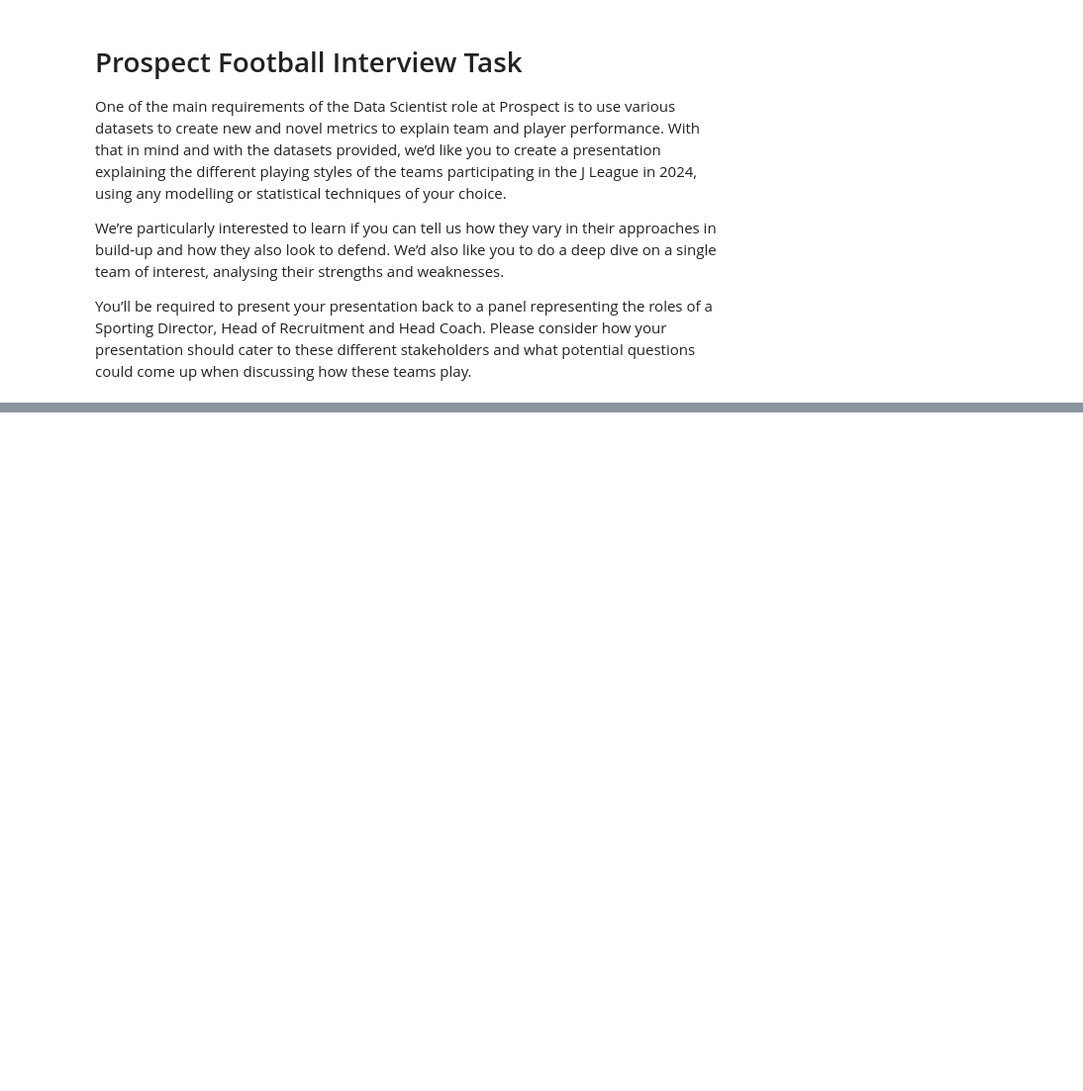
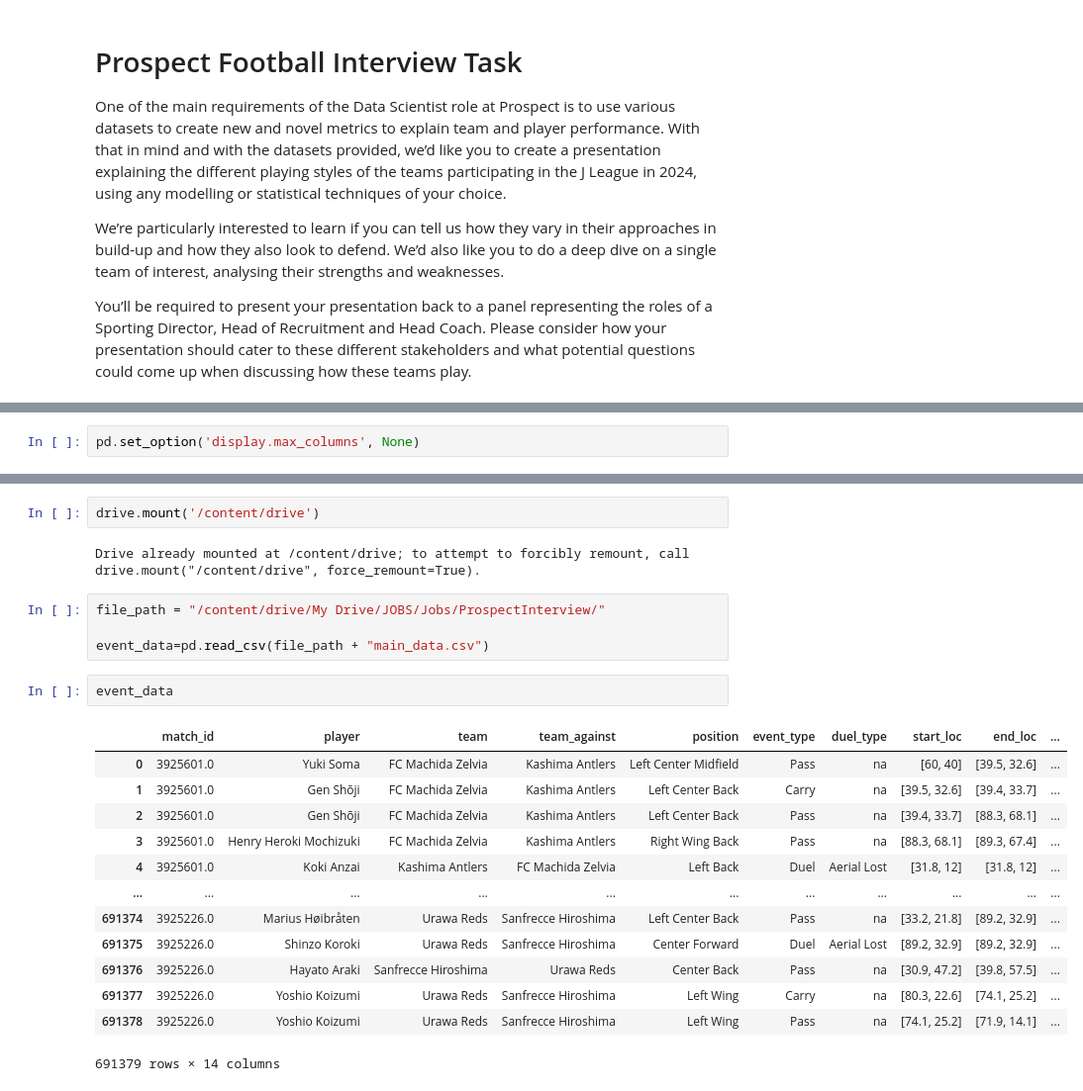
Before and after one commit to niamhgraham/Niamh, a Jupyter notebook: ProspectInterview.ipynb, the cells around one changed output, grey strips where cells are left out. Shown at 99% size. Cells and saved outputs as stored; diff of their text form; blank space fills up the shorter version.

```diff
--- a/ProspectInterview.ipynb
+++ b/ProspectInterview.ipynb
@@ -57,0 +88,2 @@ FileNotFoundError: [Errno 2] No such file or directory: 'matches.json'
+# %%
+pd.set_option('display.max_columns', None)
@@ -57,0 +515,24 @@ FileNotFoundError: [Errno 2] No such file or directory: 'matches.json'
+# %%
+drive.mount('/content/drive')
+# %% [output]
+Drive already mounted at /content/drive; to attempt to forcibly remount, call drive.mount("/content/drive", force_remount=True).
+# %%
+file_path = "/content/drive/My Drive/JOBS/Jobs/ProspectInterview/"
+
+event_data=pd.read_csv(file_path + "main_data.csv")
+# %%
+event_data
+# %% [output]
+|  | match_id | player | team | team_against | position | event_type | duel_type | start_loc | end_loc | ... |
+| 0 | 3925601.0 | Yuki Soma | FC Machida Zelvia | Kashima Antlers | Left Center Midfield | Pass | na | [60, 40] | [39.5, 32.6] | ... |
+| 1 | 3925601.0 | Gen Shōji | FC Machida Zelvia | Kashima Antlers | Left Center Back | Carry | na | [39.5, 32.6] | [39.4, 33.7] | ... |
+| 2 | 3925601.0 | Gen Shōji | FC Machida Zelvia | Kashima Antlers | Left Center Back | Pass | na | [39.4, 33.7] | [88.3, 68.1] | ... |
+| 3 | 3925601.0 | Henry Heroki Mochizuki | FC Machida Zelvia | Kashima Antlers | Right Wing Back | Pass | na | [88.3, 68.1] | [89.3, 67.4] | ... |
+| 4 | 3925601.0 | Koki Anzai | Kashima Antlers | FC Machida Zelvia | Left Back | Duel | Aerial Lost | [31.8, 12] | [31.8, 12] | ... |
+| ... | ... | ... | ... | ... | ... | ... | ... | ... | ... | ... |
+| 691374 | 3925226.0 | Marius Høibråten | Urawa Reds | Sanfrecce Hiroshima | Left Center Back | Pass | na | [33.2, 21.8] | [89.2, 32.9] | ... |
+| 691375 | 3925226.0 | Shinzo Koroki | Urawa Reds | Sanfrecce Hiroshima | Center Forward | Duel | Aerial Lost | [89.2, 32.9] | [89.2, 32.9] | ... |
+| 691376 | 3925226.0 | Hayato Araki | Sanfrecce Hiroshima | Urawa Reds | Center Back | Pass | na | [30.9, 47.2] | [39.8, 57.5] | ... |
+| 691377 | 3925226.0 | Yoshio Koizumi | Urawa Reds | Sanfrecce Hiroshima | Left Wing | Carry | na | [80.3, 22.6] | [74.1, 25.2] | ... |
+| 691378 | 3925226.0 | Yoshio Koizumi | Urawa Reds | Sanfrecce Hiroshima | Left Wing | Pass | na | [74.1, 25.2] | [71.9, 14.1] | ... |
+691379 rows × 14 columns
```
Also changed, not shown: parts of 38 cells of this notebook.
